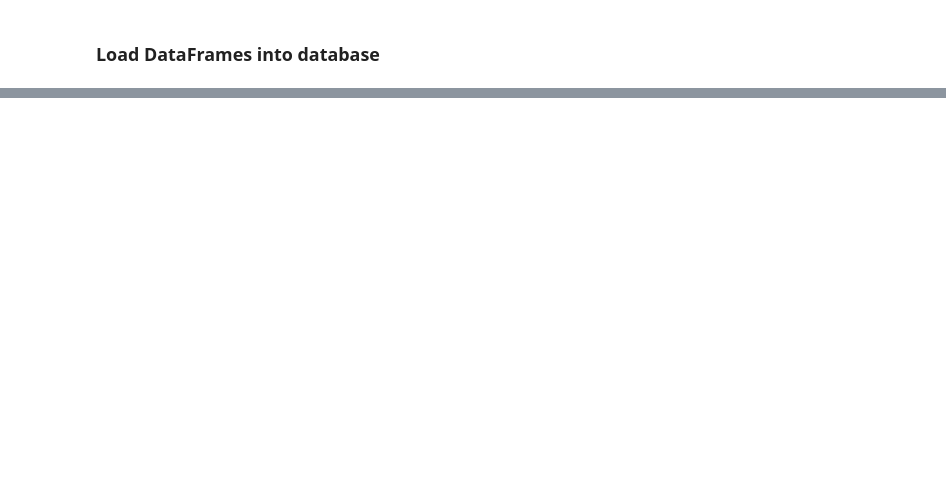
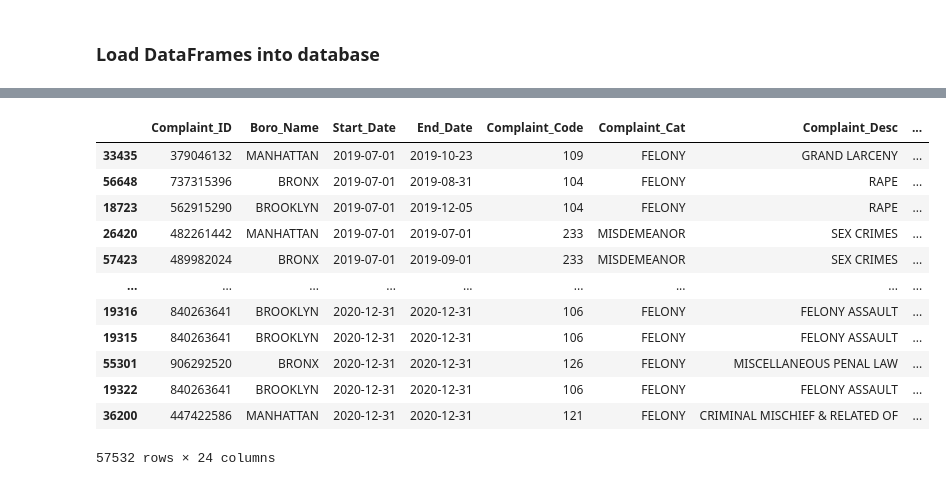
Before and after one commit to bxprdr25/ETL-challenge, a Jupyter notebook: pandas_etl.ipynb, the cells around one changed output, grey strips where cells are left out. Cells and saved outputs as stored; diff of their text form; code cells hidden in the pictures; blank space fills up the shorter version.

Commit message:
Finalized the Jupyter notebook with SQLAlchemy join and commenting each section

```diff
--- a/pandas_etl.ipynb
+++ b/pandas_etl.ipynb
@@ -80,12 +244,15 @@ lat_long_NY_df
 # %%
-#Create connection to postgres and create database nypd_crimes using sqlalchemy
+#Create connection to Postgres
 load_dotenv()
 my_env_var = os.getenv('DB_CONNECTION_STRING')
 engine = create_engine(my_env_var)
 
+#Create connection to the engine and create nypd_crimes database
 connection = engine.connect()
 connection.execute("commit")
 connection.execute("create database nypd_crimes")
 
+#Point the engine to the newly created nypd_crimes database
 engine = create_engine(f'{my_env_var}/nypd_crimes')
+connection = engine.connect()
 # %%
@@ -150,0 +359,28 @@ result.fetchall()
+# %%
+#Create query to join the 2 tables based on the Latitude and Longitude rounded to the 2 digit columns
+j = ny_crimes.join(ny_lat_long, (ny_crimes.c.Lat2 == ny_lat_long.c.Lat2) & (ny_crimes.c.Long2 == ny_lat_long.c.Long2))
+stmt = select([ny_crimes, ny_lat_long]).select_from(j)
+result = connection.execute(stmt)
+merged_df = pd.DataFrame(result.fetchall())
+merged_df.columns = result.keys()
+merged_df = merged_df[["Complaint_ID", "Boro_Name", "Start_Date", "End_Date", "Complaint_Code",
+                       "Complaint_Cat", "Complaint_Desc", "Suspect_Age", "Suspect_Race", "Suspect_Gender",
+                       "Victim_Age", "Victim_Race", "Victim_Gender", "Latitude", "Longitude",
+                       "Lat2", "Long2", "Zip", "City", "State"]]
+# %%
+#Display the joined dataframe
+merged_df.sort_values(by ="Start_Date")
+# %% [output]
+|  | Complaint_ID | Boro_Name | Start_Date | End_Date | Complaint_Code | Complaint_Cat | Complaint_Desc | ... |
+| 33435 | 379046132 | MANHATTAN | 2019-07-01 | 2019-10-23 | 109 | FELONY | GRAND LARCENY | ... |
+| 56648 | 737315396 | BRONX | 2019-07-01 | 2019-08-31 | 104 | FELONY | RAPE | ... |
+| 18723 | 562915290 | BROOKLYN | 2019-07-01 | 2019-12-05 | 104 | FELONY | RAPE | ... |
+| 26420 | 482261442 | MANHATTAN | 2019-07-01 | 2019-07-01 | 233 | MISDEMEANOR | SEX CRIMES | ... |
+| 57423 | 489982024 | BRONX | 2019-07-01 | 2019-09-01 | 233 | MISDEMEANOR | SEX CRIMES | ... |
+| ... | ... | ... | ... | ... | ... | ... | ... | ... |
+| 19316 | 840263641 | BROOKLYN | 2020-12-31 | 2020-12-31 | 106 | FELONY | FELONY ASSAULT | ... |
+| 19315 | 840263641 | BROOKLYN | 2020-12-31 | 2020-12-31 | 106 | FELONY | FELONY ASSAULT | ... |
+| 55301 | 906292520 | BRONX | 2020-12-31 | 2020-12-31 | 126 | FELONY | MISCELLANEOUS PENAL LAW | ... |
+| 19322 | 840263641 | BROOKLYN | 2020-12-31 | 2020-12-31 | 106 | FELONY | FELONY ASSAULT | ... |
+| 36200 | 447422586 | MANHATTAN | 2020-12-31 | 2020-12-31 | 121 | FELONY | CRIMINAL MISCHIEF & RELATED OF | ... |
+57532 rows × 24 columns
```
Also changed, not shown: parts of 28 cells of this notebook, 2 other files.
